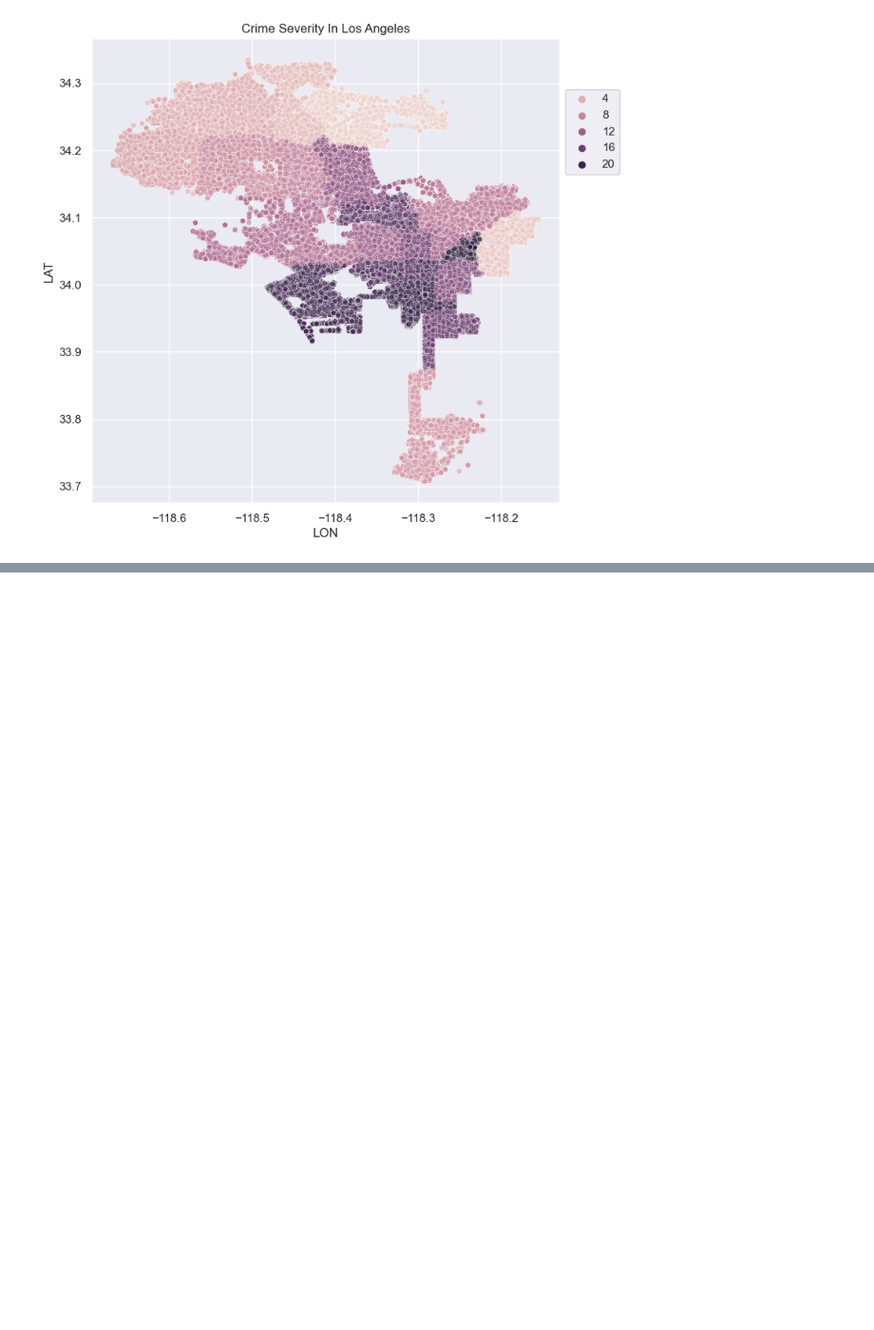
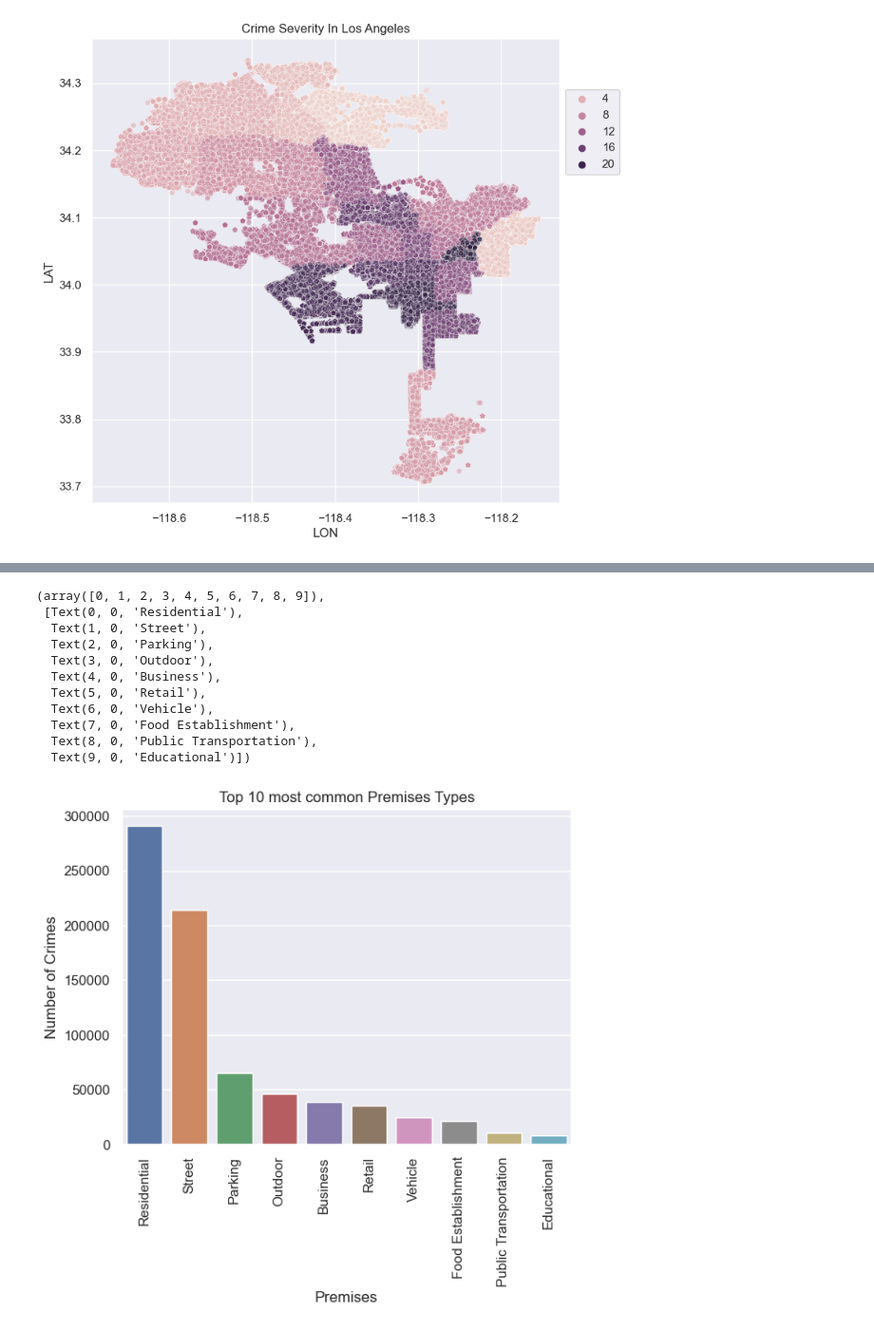
Before and after one commit to RishabhHM/Analyzing-Crime-In-LA, a Jupyter notebook: Crime_In_LA.ipynb, the cells around one changed output, grey strips where cells are left out. Shown at 95% size. Cells and saved outputs as stored; diff of their text form; code cells hidden in the pictures; blank space fills up the shorter version.

```diff
--- a/Crime_In_LA.ipynb
+++ b/Crime_In_LA.ipynb
@@ -862,0 +869,3 @@ Text(0.5, 1.0, 'Crime Severity In Los Angeles')
+# %%
+premis = df["Premis Desc"].to_frame()
+premis['Premis Desc'].unique().size
@@ -862,0 +1188,4 @@ Text(0.5, 1.0, 'Crime Severity In Los Angeles')
+# %%
+# Apply the mapping to the DataFrame
+premis['Cleaned Premis Desc'] = premis["Premis Desc"].map(premis_cat_mapping)
+premis.head()
@@ -862,0 +1199,21 @@ Text(0.5, 1.0, 'Crime Severity In Los Angeles')
+# %%
+sns.barplot(x=premis['Cleaned Premis Desc'].value_counts().head(10).index, y=premis['Cleaned Premis Desc'].value_counts().head(10))
+
+plt.title("Top 10 most common Premises Types")
+plt.xlabel('Premises')
+plt.ylabel("Number of Crimes")
+
+plt.xticks(rotation=90)
+# %% [output]
+(array([0, 1, 2, 3, 4, 5, 6, 7, 8, 9]),
+ [Text(0, 0, 'Residential'),
+  Text(1, 0, 'Street'),
+  Text(2, 0, 'Parking'),
+  Text(3, 0, 'Outdoor'),
+  Text(4, 0, 'Business'),
+  Text(5, 0, 'Retail'),
+  Text(6, 0, 'Vehicle'),
+  Text(7, 0, 'Food Establishment'),
+  Text(8, 0, 'Public Transportation'),
+  Text(9, 0, 'Educational')])
+[figure, added]
```
Also changed, not shown: parts of 12 cells of this notebook.
